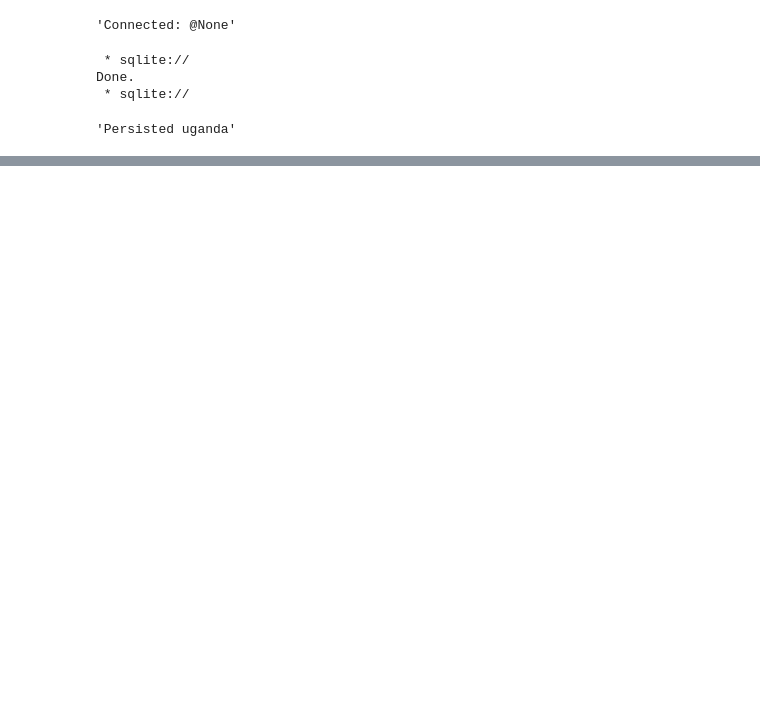
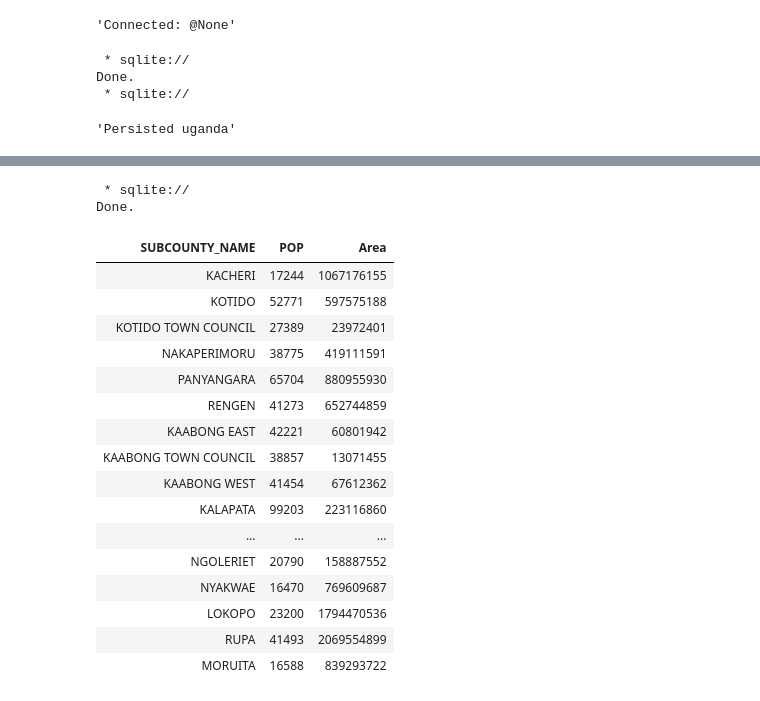
Before and after one commit to gaitang/data_science, a Jupyter notebook: Moringa_Data_Science_Prep_W1_Independent_Project_2019_06_Marvin_Mwenda_SQL_Notebook.ipynb, the cells around one changed output, grey strips where cells are left out. Cells and saved outputs as stored; diff of their text form; code cells hidden in the pictures; blank space fills up the shorter version.

```diff
--- a/Moringa_Data_Science_Prep_W1_Independent_Project_2019_06_Marvin_Mwenda_SQL_Notebook.ipynb
+++ b/Moringa_Data_Science_Prep_W1_Independent_Project_2019_06_Marvin_Mwenda_SQL_Notebook.ipynb
@@ -35,0 +47,23 @@ Done.
+# %%
+%%sql
+SELECT SUBCOUNTY_NAME, POP, Area FROM Uganda;
+# %% [output]
+ * sqlite://
+Done.
+| SUBCOUNTY_NAME | POP | Area |
+| KACHERI | 17244 | 1067176155 |
+| KOTIDO | 52771 | 597575188 |
+| KOTIDO TOWN COUNCIL | 27389 | 23972401 |
+| NAKAPERIMORU | 38775 | 419111591 |
+| PANYANGARA | 65704 | 880955930 |
+| RENGEN | 41273 | 652744859 |
+| KAABONG EAST | 42221 | 60801942 |
+| KAABONG TOWN COUNCIL | 38857 | 13071455 |
+| KAABONG WEST | 41454 | 67612362 |
+| KALAPATA | 99203 | 223116860 |
+| ... | ... | ... |
+| NGOLERIET | 20790 | 158887552 |
+| NYAKWAE | 16470 | 769609687 |
+| LOKOPO | 23200 | 1794470536 |
+| RUPA | 41493 | 2069554899 |
+| MORUITA | 16588 | 839293722 |
```
Also changed, not shown: parts of 7 cells of this notebook.
